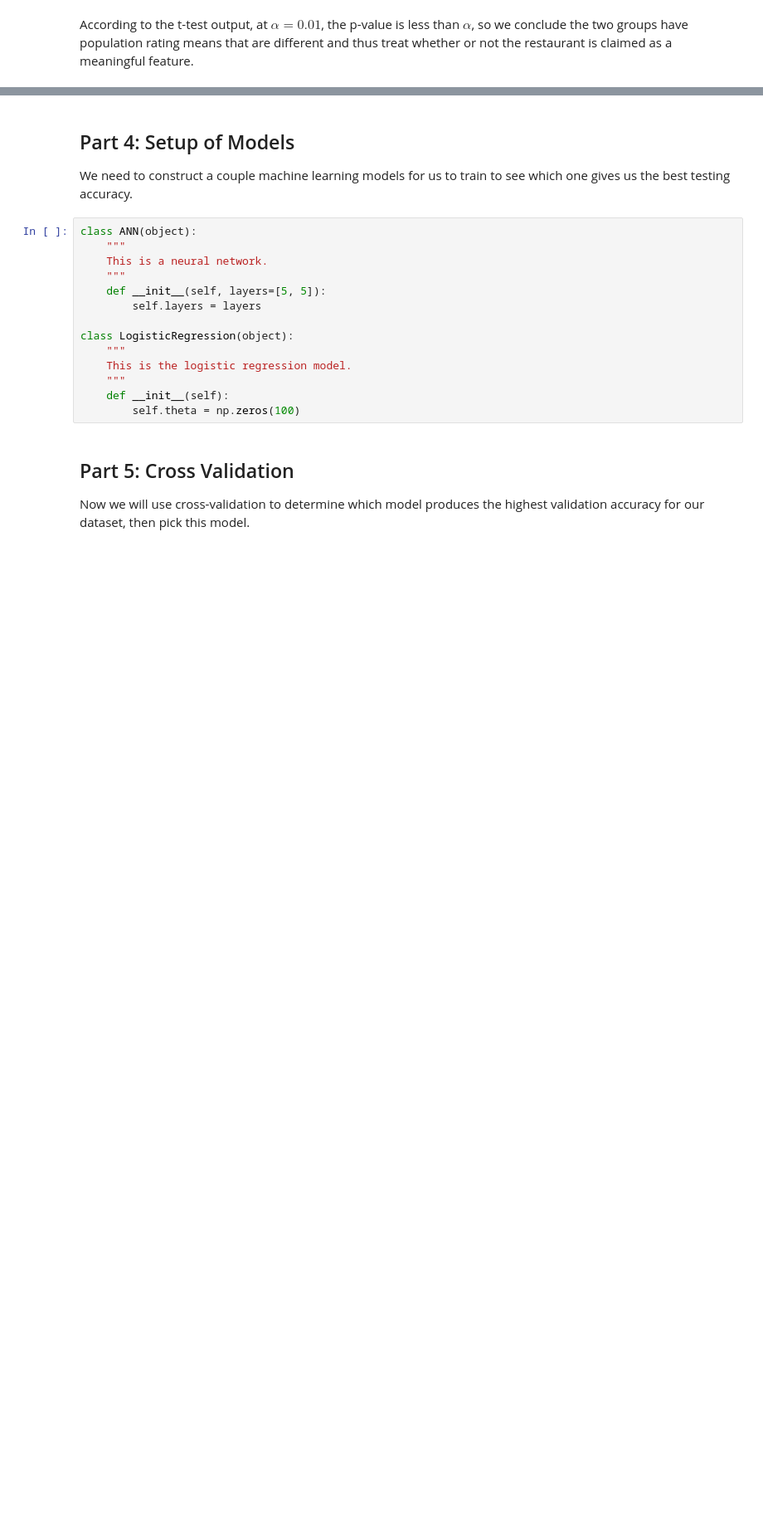
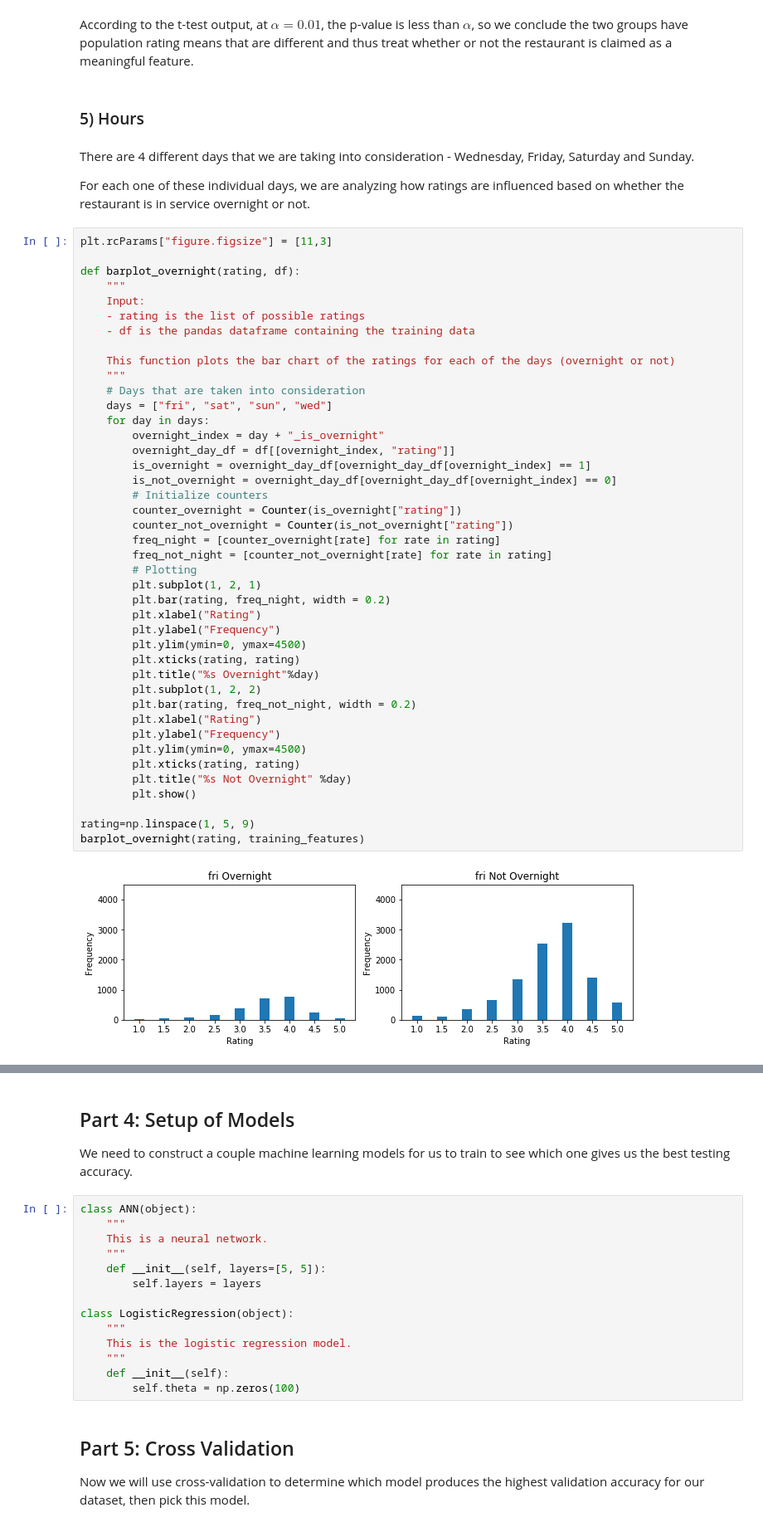
Before and after one commit to sandershihacker/yelp-rating-prediction, a Jupyter notebook: yelp_rating_prediction.ipynb, the cells around one changed output, grey strips where cells are left out. Shown at 83% size. Saved outputs shown, nothing was run; the diff lists cells and outputs as text; blank space fills up the shorter version.

Commit message:
Hours Visualization

```diff
--- a/yelp_rating_prediction.ipynb
+++ b/yelp_rating_prediction.ipynb
@@ -569,2 +569,52 @@ Ttest_indResult(statistic=-17.59718032041812, pvalue=2.3433078036222594e-67)
 # %% [markdown]
 According to the t-test output, at $\alpha=0.01$, the p-value is less than $\alpha$, so we conclude the two groups have population rating means that are different and thus treat whether or not the restaurant is claimed as a meaningful feature.
+# %% [markdown]
+### 5) Hours
+# %% [markdown]
+There are 4 different days that we are taking into consideration - Wednesday, Friday, Saturday and Sunday.
+
+For each one of these individual days, we are analyzing how ratings are influenced based on whether the restaurant is in service overnight or not.
+# %%
+plt.rcParams["figure.figsize"] = [11,3]
+
+def barplot_overnight(rating, df):
+    """
+    Input:
+    - rating is the list of possible ratings
+    - df is the pandas dataframe containing the training data
+
+    This function plots the bar chart of the ratings for each of the days (overnight or not)
+    """
+    # Days that are taken into consideration
+    days = ["fri", "sat", "sun", "wed"]
+    for day in days:
+        overnight_index = day + "_is_overnight"
+        overnight_day_df = df[[overnight_index, "rating"]]
+        is_overnight = overnight_day_df[overnight_day_df[overnight_index] == 1]
+        is_not_overnight = overnight_day_df[overnight_day_df[overnight_index] == 0]
+        # Initialize counters
+        counter_overnight = Counter(is_overnight["rating"])
+        counter_not_overnight = Counter(is_not_overnight["rating"])
+        freq_night = [counter_overnight[rate] for rate in rating]
+        freq_not_night = [counter_not_overnight[rate] for rate in rating]
+        # Plotting
+        plt.subplot(1, 2, 1)
+        plt.bar(rating, freq_night, width = 0.2)
+        plt.xlabel("Rating")
+        plt.ylabel("Frequency")
+        plt.ylim(ymin=0, ymax=4500)
+        plt.xticks(rating, rating)
+        plt.title("%s Overnight"%day)
+        plt.subplot(1, 2, 2)
+        plt.bar(rating, freq_not_night, width = 0.2)
+        plt.xlabel("Rating")
+        plt.ylabel("Frequency")
+        plt.ylim(ymin=0, ymax=4500)
+        plt.xticks(rating, rating)
+        plt.title("%s Not Overnight" %day)
+        plt.show()
+
+rating=np.linspace(1, 5, 9)
+barplot_overnight(rating, training_features)
+# %% [output]
+[figure, added]
```
Also changed, not shown: parts of 12 cells of this notebook.
